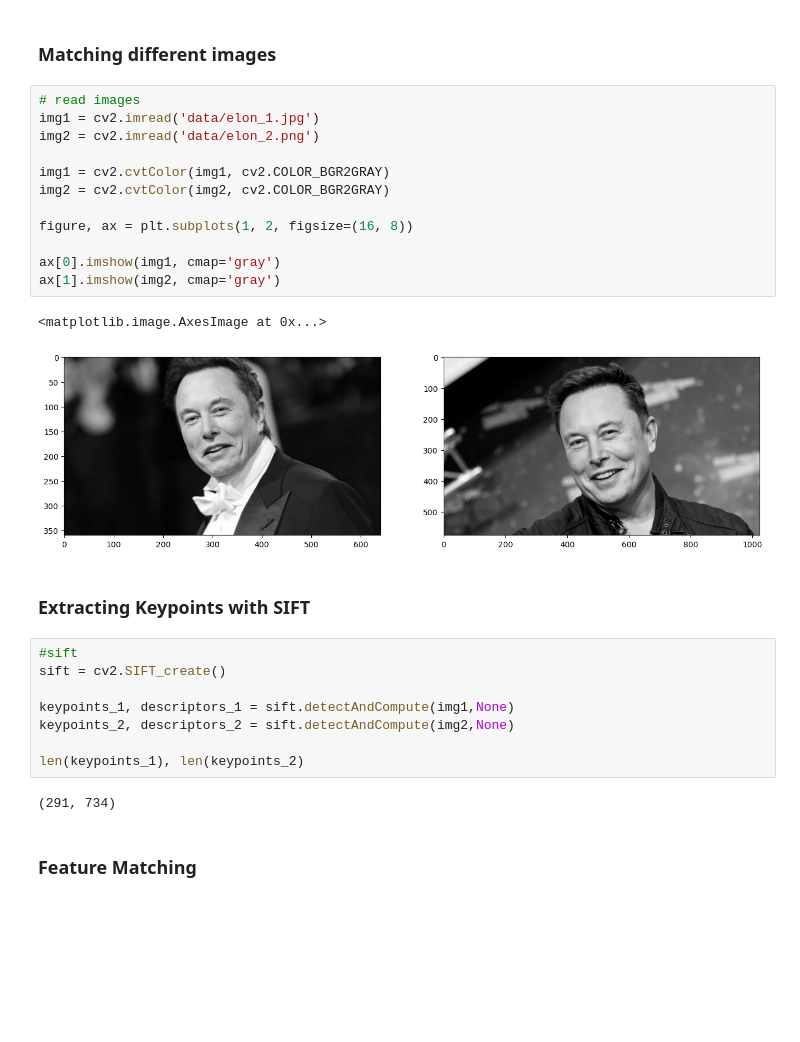
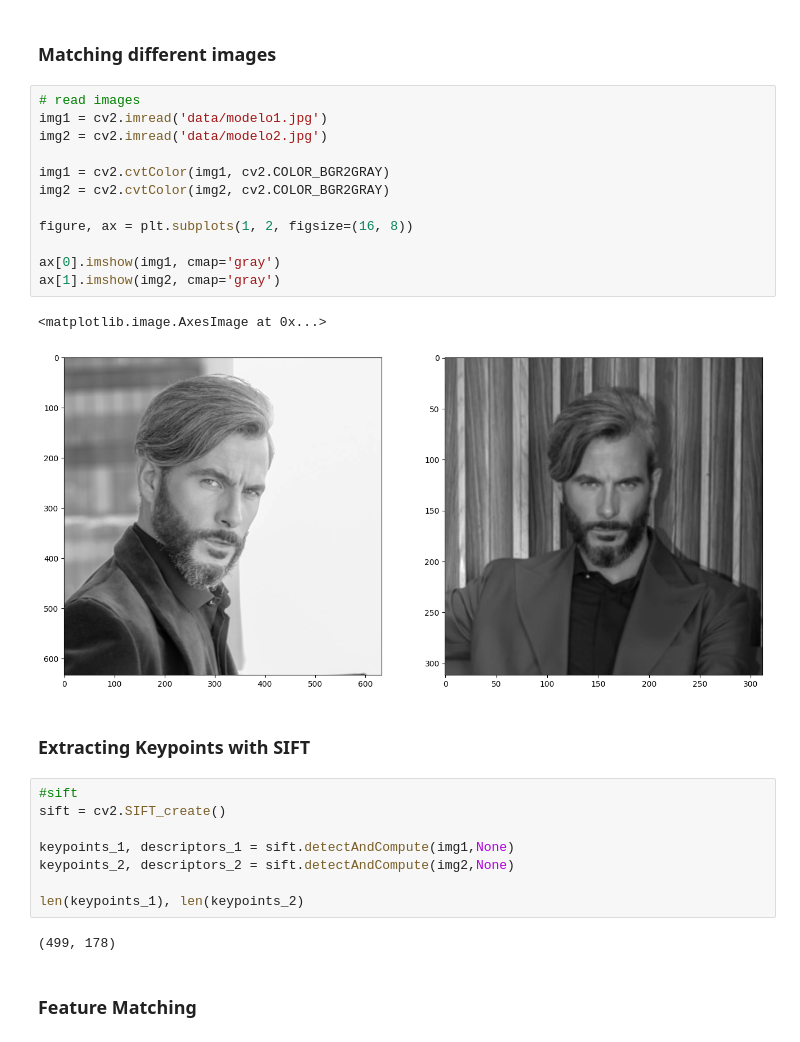
Before and after one commit to PosgradoMNA/TC4033.10.Equipo13-7.2-Google-Colab-algoritmos-de-extracci-n-de-caracter-sticas, a Jupyter notebook: 9_image_matching.ipynb, the cells around one changed output. Cells and saved outputs as stored; diff of their text form; blank space fills up the shorter version.

```diff
--- a/9_image_matching.ipynb
+++ b/9_image_matching.ipynb
@@ -133,19 +133,19 @@ plt.imshow(img_1)
 ### Matching different images
 # %%
 # read images
-img1 = cv2.imread('data/elon_1.jpg')
-img2 = cv2.imread('data/elon_2.png')
+img1 = cv2.imread('data/modelo1.jpg')
+img2 = cv2.imread('data/modelo2.jpg')
 
 img1 = cv2.cvtColor(img1, cv2.COLOR_BGR2GRAY)
 img2 = cv2.cvtColor(img2, cv2.COLOR_BGR2GRAY)
 
 figure, ax = plt.subplots(1, 2, figsize=(16, 8))
 
 ax[0].imshow(img1, cmap='gray')
 ax[1].imshow(img2, cmap='gray')
 # %% [output]
 <matplotlib.image.AxesImage at 0x...>
-[figure, old version]
+[figure, new version]
 # %% [markdown]
 ### Extracting Keypoints with SIFT
 # %%
@@ -157,7 +157,7 @@ keypoints_2, descriptors_2 = sift.detectAndCompute(img2,None)
 
 len(keypoints_1), len(keypoints_2)
 # %% [output]
-(291, 734)
+(499, 178)
 # %% [markdown]
 ### Feature Matching
 # %%
```
Also changed, not shown: parts of 6 cells of this notebook.
